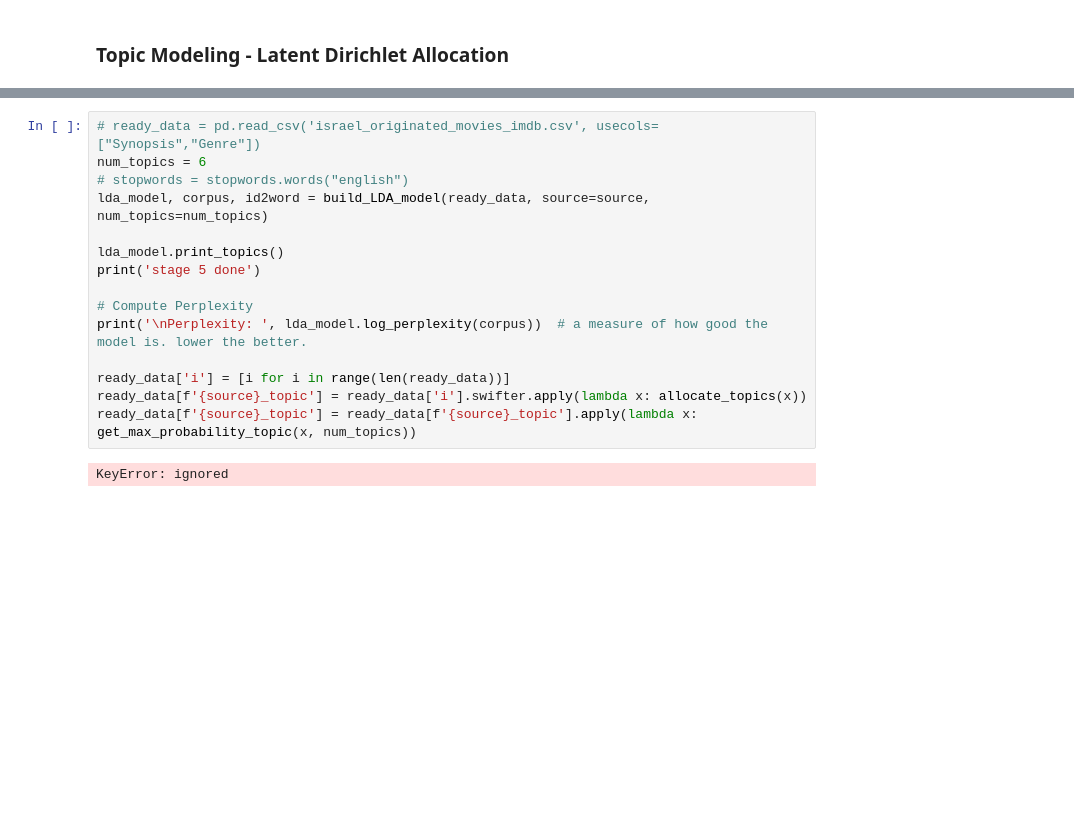
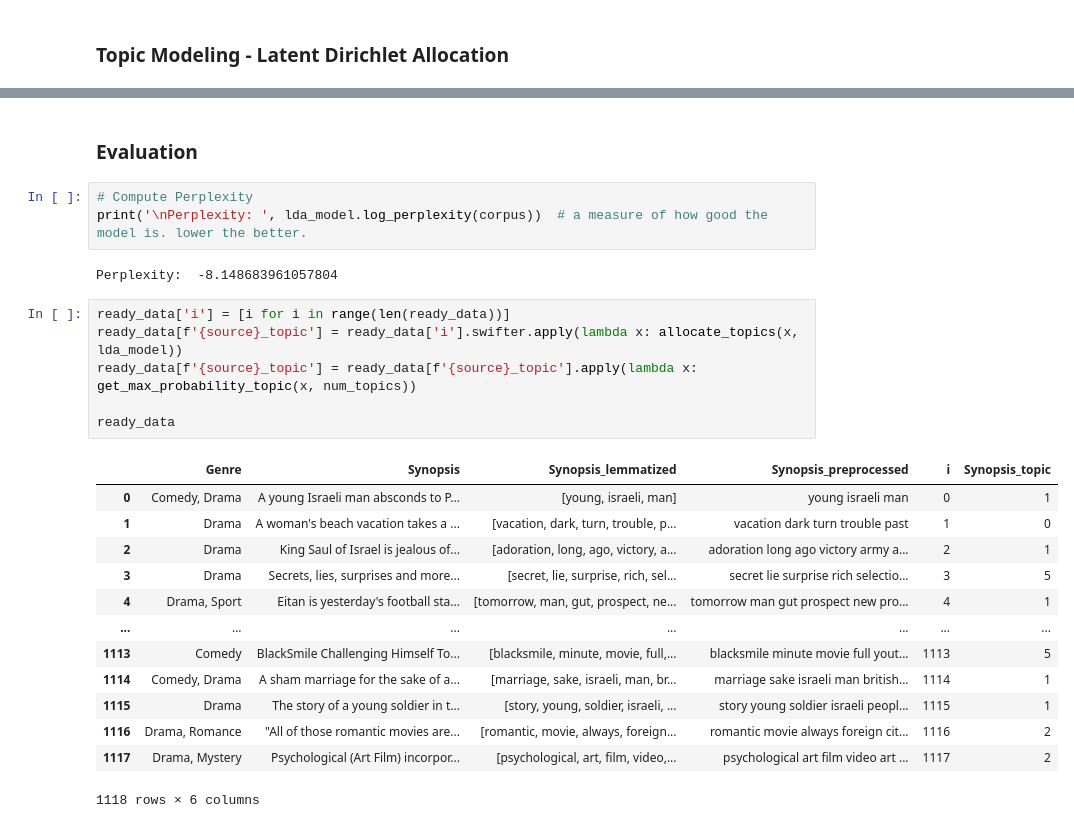
Before and after one commit to assafrbi/mini-project-Digital-Humanities, a Jupyter notebook: dh_mini.ipynb, the cells around one changed output, grey strips where cells are left out. Saved outputs shown, nothing was run; the diff lists cells and outputs as text; blank space fills up the shorter version.

```diff
--- a/dh_mini.ipynb
+++ b/dh_mini.ipynb
@@ -580,17 +518,27 @@ def create_topic_specific_wordcloud(ready_data, source, topic):
+# %% [markdown]
+### Evaluation
+# %%
+# Compute Perplexity
+print('\nPerplexity: ', lda_model.log_perplexity(corpus))  # a measure of how good the model is. lower the better.
+# %% [output]
+Perplexity:  -8.148683961057804
 # %%
-# ready_data = pd.read_csv('israel_originated_movies_imdb.csv', usecols=["Synopsis","Genre"])
-num_topics = 6
-# stopwords = stopwords.words("english")
-lda_model, corpus, id2word = build_LDA_model(ready_data, source=source, num_topics=num_topics)
+ready_data['i'] = [i for i in range(len(ready_data))]
+ready_data[f'{source}_topic'] = ready_data['i'].swifter.apply(lambda x: allocate_topics(x, lda_model))
+ready_data[f'{source}_topic'] = ready_data[f'{source}_topic'].apply(lambda x: get_max_probability_topic(x, num_topics))
 
-lda_model.print_topics()
-print('stage 5 done')
-
-# Compute Perplexity
-print('\nPerplexity: ', lda_model.log_perplexity(corpus))  # a measure of how good the model is. lower the better.
-
-ready_data['i'] = [i for i in range(len(ready_data))]
-ready_data[f'{source}_topic'] = ready_data['i'].swifter.apply(lambda x: allocate_topics(x))
-ready_data[f'{source}_topic'] = ready_data[f'{source}_topic'].apply(lambda x: get_max_probability_topic(x, num_topics))
+ready_data
 # %% [output]
+|  | Genre | Synopsis | Synopsis_lemmatized | Synopsis_preprocessed | i | Synopsis_topic |
+| 0 | Comedy, Drama | A young Israeli man absconds to P... | [young, israeli, man] | young israeli man | 0 | 1 |
+| 1 | Drama | A woman's beach vacation takes a ... | [vacation, dark, turn, trouble, p... | vacation dark turn trouble past | 1 | 0 |
+| 2 | Drama | King Saul of Israel is jealous of... | [adoration, long, ago, victory, a... | adoration long ago victory army a... | 2 | 1 |
+| 3 | Drama | Secrets, lies, surprises and more... | [secret, lie, surprise, rich, sel... | secret lie surprise rich selectio... | 3 | 5 |
+| 4 | Drama, Sport | Eitan is yesterday's football sta... | [tomorrow, man, gut, prospect, ne... | tomorrow man gut prospect new pro... | 4 | 1 |
+| ... | ... | ... | ... | ... | ... | ... |
+| 1113 | Comedy | BlackSmile Challenging Himself To... | [blacksmile, minute, movie, full,... | blacksmile minute movie full yout... | 1113 | 5 |
+| 1114 | Comedy, Drama | A sham marriage for the sake of a... | [marriage, sake, israeli, man, br... | marriage sake israeli man british... | 1114 | 1 |
+| 1115 | Drama | The story of a young soldier in t... | [story, young, soldier, israeli, ... | story young soldier israeli peopl... | 1115 | 1 |
+| 1116 | Drama, Romance | "All of those romantic movies are... | [romantic, movie, always, foreign... | romantic movie always foreign cit... | 1116 | 2 |
+| 1117 | Drama, Mystery | Psychological (Art Film) incorpor... | [psychological, art, film, video,... | psychological art film video art ... | 1117 | 2 |
-KeyError: ignored
+1118 rows × 6 columns
```
Also changed, not shown: parts of 16 cells of this notebook.
